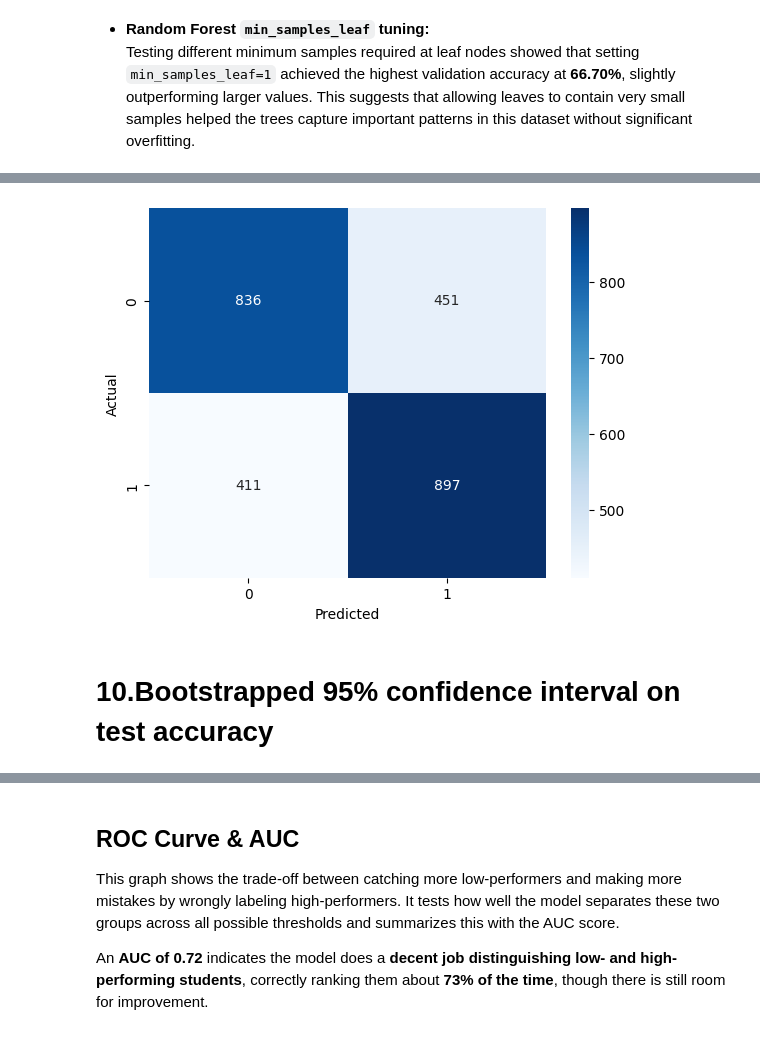
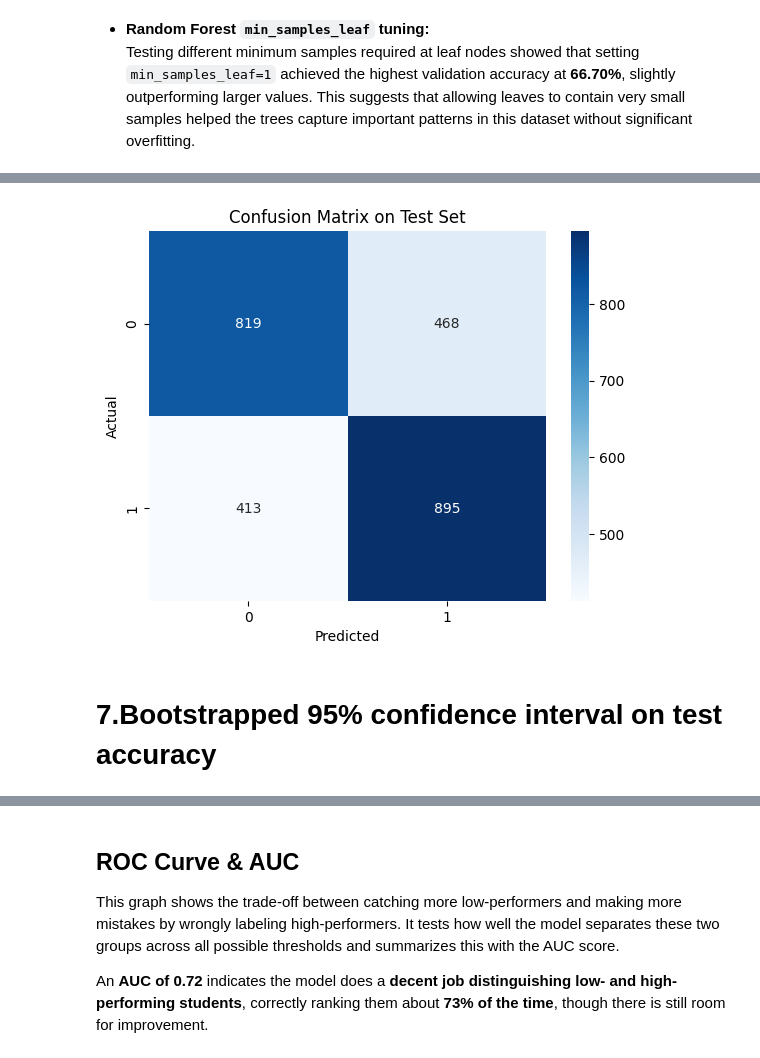
Before and after one commit to Yorkel/predicting-low-math-pisa-uk, a Jupyter notebook: notebooks/05_ensemble_random_forest.ipynb, the cells around one changed output, grey strips where cells are left out. Drawn from its saved outputs; the diff is of its cells as text; code cells hidden in the pictures.

```diff
--- a/notebooks/05_ensemble_random_forest.ipynb
+++ b/notebooks/05_ensemble_random_forest.ipynb
@@ -296,0 +323,3 @@ plt.show()
+# %%
+# Fit with sample weights
+grid_search.fit(X_train, y_train, sample_weight=w_train)
@@ -309,9 +361,9 @@ for count in feature_counts:
 
     rfc_top = RandomForestClassifier(
         n_estimators=200,
-        max_features=1.0,
-        max_depth=None,
-        min_samples_split=10,
+        max_features=0.8,
+        max_depth=20,
+        min_samples_split=5,
         min_samples_leaf=1,
         random_state=42
     )
@@ -366,11 +432,16 @@ Using `max_features=1.0`, `n_estimators=200`, `max_depth=None`, `min_samples_spl
+# %%
+# Combine Train + Val
+X_full_train = pd.concat([X_train, X_val])
+y_full_train = pd.concat([y_train, y_val])
+w_full_train = pd.concat([w_train, w_val])
 # %%
 final_model = RandomForestClassifier(
     n_estimators=200,
-    max_features=1.0,
-    max_depth=None,
-    min_samples_split=10,
+    max_features=0.8,
+    max_depth=20,
+    min_samples_split=5,
     min_samples_leaf=1,
     random_state=42
 )
-final_model.fit(X_train, y_train, sample_weight=w_train)
+final_model.fit(X_full_train, y_full_train, sample_weight=w_full_train)
 # %% [output]
@@ -398,12 +471,13 @@ weighted avg       0.65      0.65      0.65 145507.47187999985
 # %%
 sns.heatmap(confusion_matrix(y_test, final_preds), annot=True, fmt='d', cmap='Blues')
 plt.xlabel("Predicted")
 plt.ylabel("Actual")
+plt.title("Confusion Matrix on Test Set")
 plt.show()
 # %% [output]
-[figure, old version]
+[figure, new version]
 # %% [markdown]
-# 10.Bootstrapped 95% confidence interval on test accuracy
+# 7.Bootstrapped 95% confidence interval on test accuracy
 # %%
 from sklearn.utils import resample
 
```
Also changed, not shown: parts of 40 cells of this notebook.
